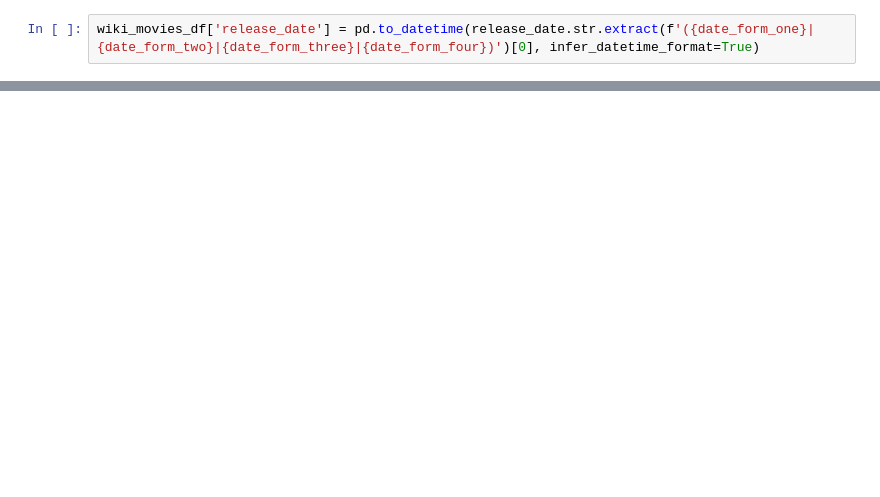
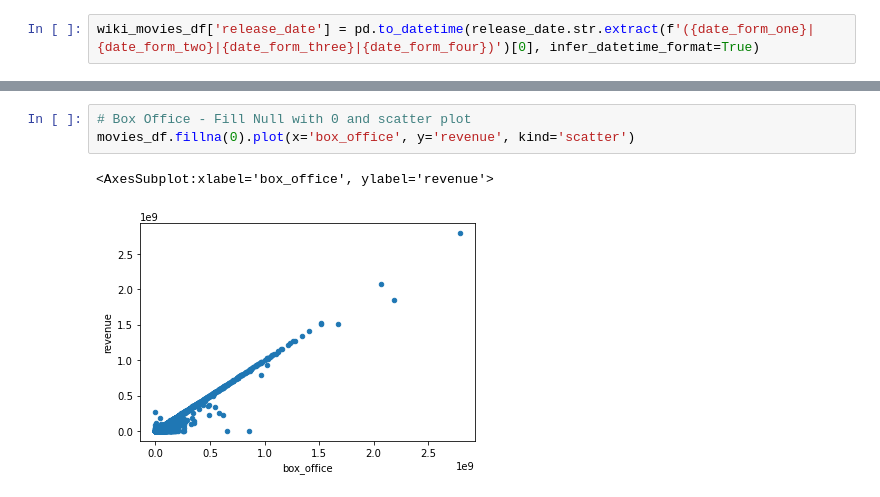
Before and after one commit to krmcclelland/Movies-ETL, a Jupyter notebook: Movies_ETL.ipynb, the cells around one changed output, grey strips where cells are left out. Cells and saved outputs as stored; diff of their text form; blank space fills up the shorter version.

```diff
--- a/Movies_ETL.ipynb
+++ b/Movies_ETL.ipynb
@@ -915,0 +1279,6 @@ Name: rating, dtype: float64
+# %%
+# Box Office - Fill Null with 0 and scatter plot
+movies_df.fillna(0).plot(x='box_office', y='revenue', kind='scatter')
+# %% [output]
+<AxesSubplot:xlabel='box_office', ylabel='revenue'>
+[figure, added]
```
Also changed, not shown: parts of 254 cells of this notebook.
